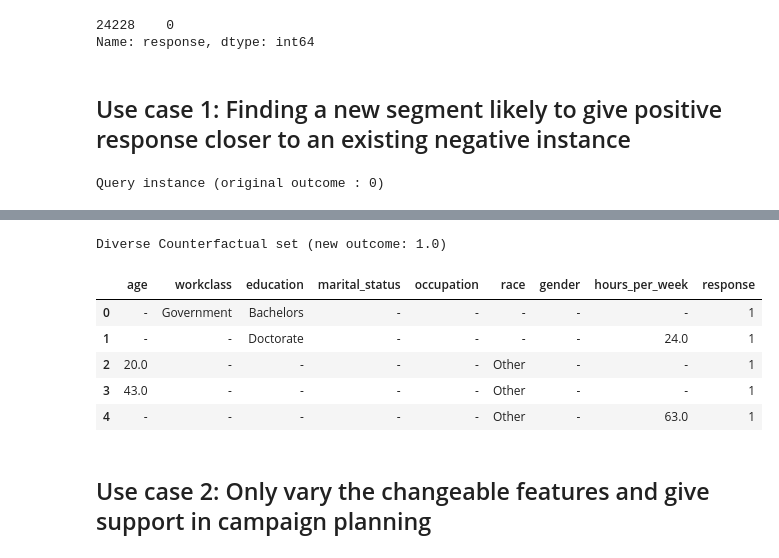
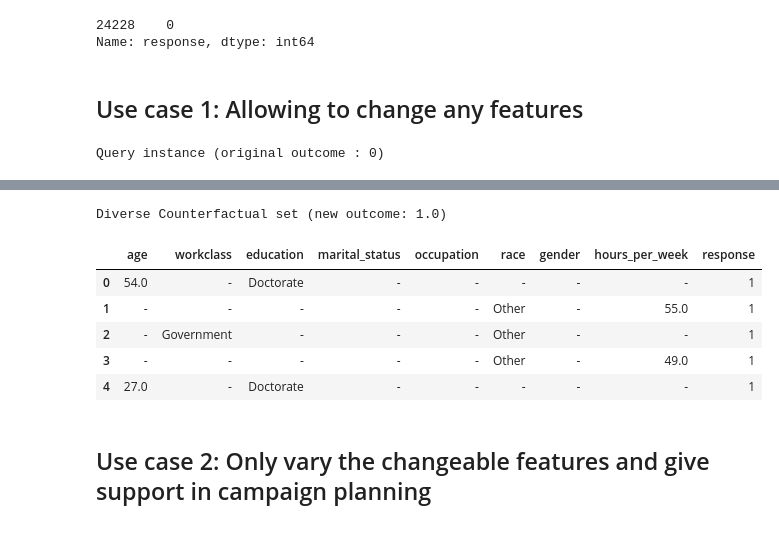
Before and after one commit to daydreamersjp/actionable-ai, a Jupyter notebook: dice_demo_lite.ipynb, the cells around one changed output, grey strips where cells are left out. Cells and saved outputs as stored; diff of their text form; code cells hidden in the pictures.

```diff
--- a/dice_demo_lite.ipynb
+++ b/dice_demo_lite.ipynb
@@ -188,7 +188,7 @@ d = dice_ml.Data(dataframe=train_dataset,
                  outcome_name="response")
 # %%
 # Using sklearn backend
-m = dice_ml.Model(model=model, backend="sklearn")
+m = dice_ml.Model(model=clf, backend="sklearn")
 # Using method=random for generating CFs
 exp = dice_ml.Dice(d, m, method="random")
 # %%
@@ -202,21 +202,22 @@ y_test[1:2]
 24228    0
 Name: response, dtype: int64
 # %% [markdown]
-## Use case 1: Finding a new segment likely to give positive response closer to an existing negative instance
+## Use case 1: Allowing to change any features
 # %%
-e1 = exp.generate_counterfactuals(X_test[1:2], total_CFs=5, desired_class="opposite")
+e1 = exp.generate_counterfactuals(X_test[1:2], total_CFs=5, desired_class="opposite",
+                                  random_seed=1)
 e1.visualize_as_dataframe(show_only_changes=True)
 # %% [output]
 Query instance (original outcome : 0)
 |  | age | workclass | education | marital_status | occupation | race | gender | hours_per_week | response |
 | 0 | 50 | Other/Unknown | Some-college | Married | Other/Unknown | White | Male | 40 | 0 |
 Diverse Counterfactual set (new outcome: 1.0)
 |  | age | workclass | education | marital_status | occupation | race | gender | hours_per_week | response |
-| 0 | - | Government | Bachelors | - | - | - | - | - | 1 |
-| 1 | - | - | Doctorate | - | - | - | - | 24.0 | 1 |
-| 2 | 20.0 | - | - | - | - | Other | - | - | 1 |
-| 3 | 43.0 | - | - | - | - | Other | - | - | 1 |
-| 4 | - | - | - | - | - | Other | - | 63.0 | 1 |
+| 0 | 54.0 | - | Doctorate | - | - | - | - | - | 1 |
+| 1 | - | - | - | - | - | Other | - | 55.0 | 1 |
+| 2 | - | Government | - | - | - | Other | - | - | 1 |
+| 3 | - | - | - | - | - | Other | - | 49.0 | 1 |
+| 4 | 27.0 | - | Doctorate | - | - | - | - | - | 1 |
 # %% [markdown]
 ## Use case 2: Only vary the changeable features and give support in campaign planning
 # %%
```
Also changed, not shown: parts of 4 cells of this notebook.
